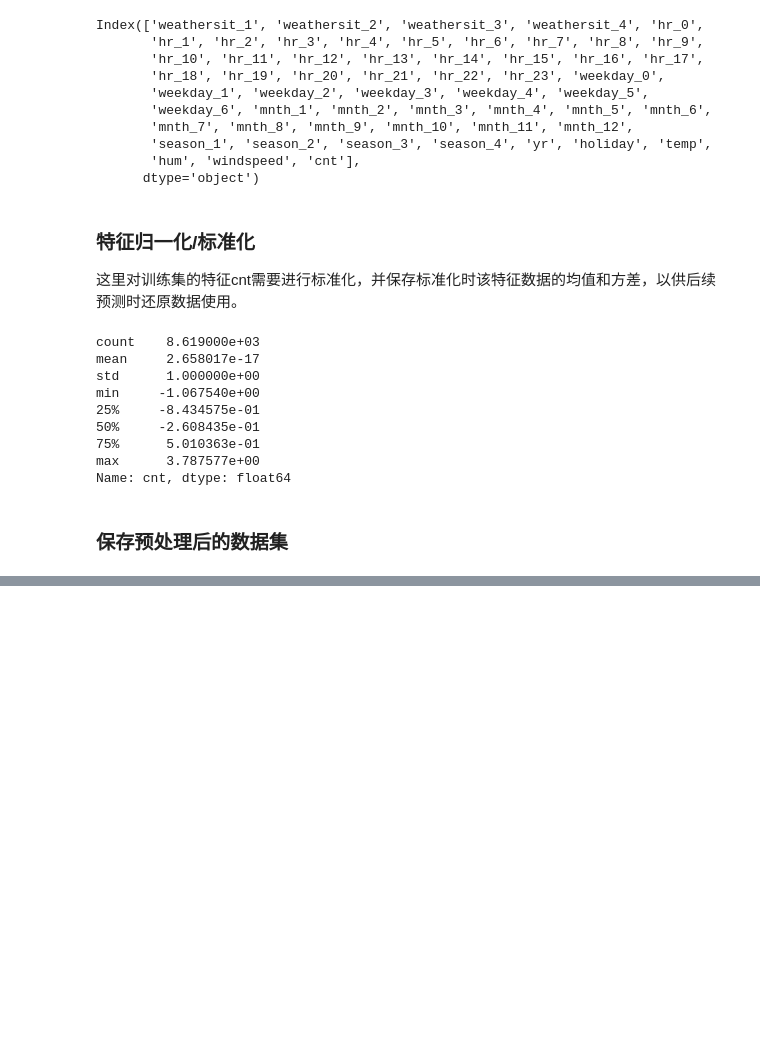
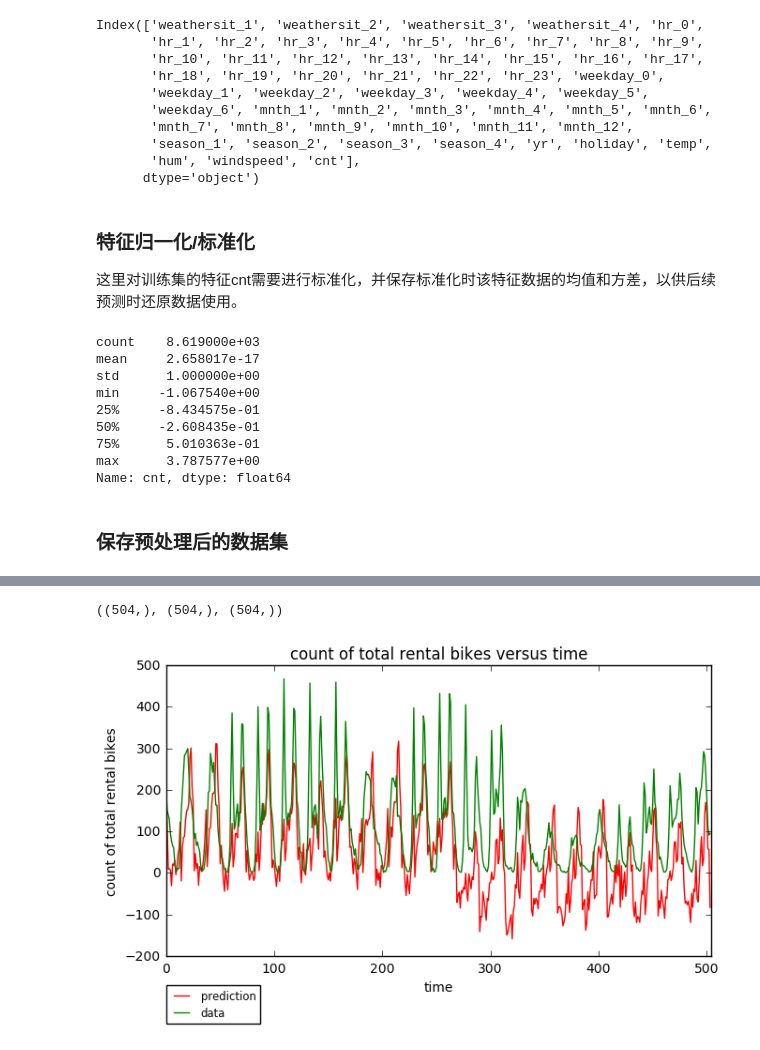
Before and after one commit to linzch3/Open-Course-Learning, a Jupyter notebook: A04.Artificial Intelligence - SYSU - RYH/Lab 6 - [Neural Network]/Lab 6 - Neural Network.ipynb, the cells around one changed output, grey strips where cells are left out. Saved outputs shown, nothing was run; the diff lists cells and outputs as text; code cells hidden in the pictures; blank space fills up the shorter version.

```diff
--- a/A04.Artificial Intelligence - SYSU - RYH/Lab 6 - [Neural Network]/Lab 6 - Neural Network.ipynb
+++ b/A04.Artificial Intelligence - SYSU - RYH/Lab 6 - [Neural Network]/Lab 6 - Neural Network.ipynb
@@ -213,0 +407,13 @@ print('划分后的训练集和验证集的维度：', trainSet.shape,  validate
+# %%
+num = 21*24 # 数据个数
+last21Days_range = np.arange(num) #样本范围
+last21Days_features, last21Days_labels = validateSet[-num:], validateSet_label[-num:]
+#使用算法进行预测
+last21Days_predicts = network.apply(last21Days_features)
+#还原归一化后的数据
+last21Days_predicts = last21Days_predicts.flatten()*std_of_cnt + mean_of_cnt
+last21Days_labels = last21Days_labels.flatten()*std_of_cnt + mean_of_cnt
+# %%
+last21Days_predicts.shape, last21Days_labels.shape, last21Days_range.shape
+# %% [output]
+((504,), (504,), (504,))
@@ -213,0 +422,14 @@ print('划分后的训练集和验证集的维度：', trainSet.shape,  validate
+# %%
+fig, ax = plt.subplots()
+fig.set_size_inches(7.5, 4)
+plt.plot(last21Days_range, last21Days_predicts, 'r', label="prediction")
+plt.plot(last21Days_range, last21Days_labels, 'g', label="data")
+ax.set_xlim(right=num)
+plt.xlabel('time')
+plt.ylabel('count of total rental bikes')
+plt.title("count of total rental bikes versus time")
+plt.legend(bbox_to_anchor=(0, -0.1), loc=2, borderaxespad=0., fontsize='small')
+plt.show()
+plt.close()
+# %% [output]
+[figure, added]
```
Also changed, not shown: parts of 42 cells of this notebook.
